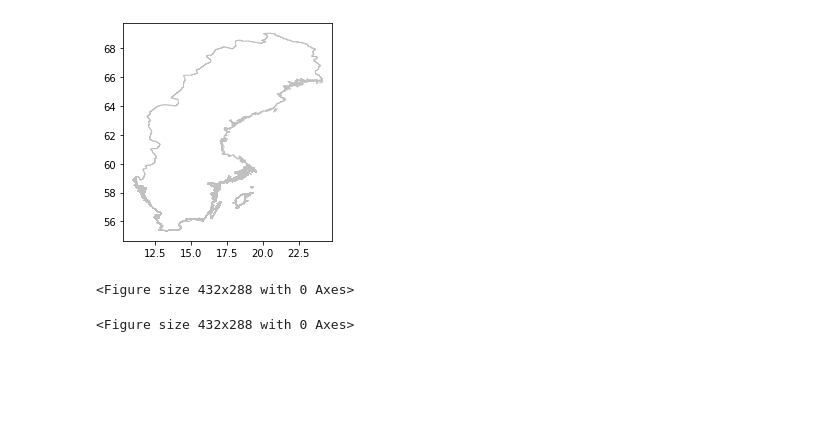
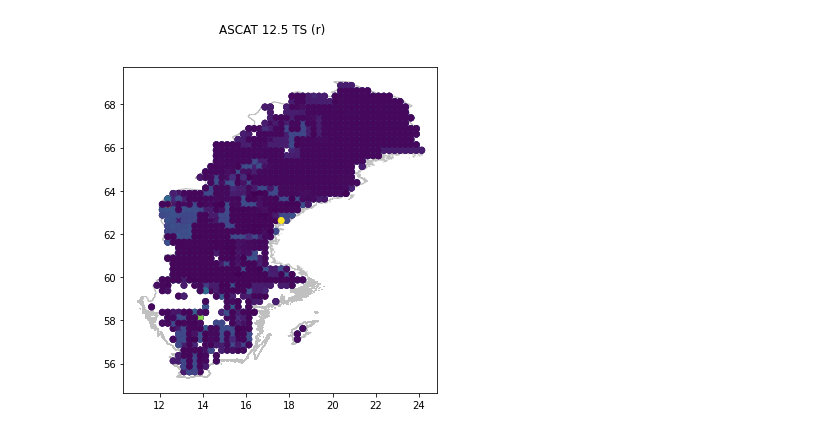
Before and after one commit to ninadel/soil-moisture-sweden, a Jupyter notebook: notebooks/metrics_plot.ipynb, the cells around one changed output. Saved outputs shown, nothing was run; the diff lists cells and outputs as text; code cells hidden in the pictures; blank space fills up the shorter version.

Commit message:
map output working with basemap

```diff
--- a/notebooks/metrics_plot.ipynb
+++ b/notebooks/metrics_plot.ipynb
@@ -59,10 +65,14 @@ def grid_metrics_output(grid_metrics_dir, output_dir, base, include_months=False
 #             matplotlib.pyplot.clf()
 #             matplotlib.axes.Axes.get_legend().remove()
 # %%
-def tc_metrics_output(csv, output_dir, base, lon=2, lat=1, metric="r"):
+def tc_metrics_output(csv, output_dir, metric="r"):
+    sweden = geopandas.read_file(r"../basemap/SWE_adm0.shp")
+    # sweden_shape.boundary.plot()
+#     sweden = sweden_shape.plot(color='white', edgecolor='silver')
+    base = sweden.plot(color='white', edgecolor='silver', figsize=(9,6))
     df = pandas.read_csv(csv)
 #     print(df.shape)
-    df = df[['location', 'lon', 'lat', 'prod_name', 'triplet', metric]]
+    df = df[['lon', 'lat', 'prod_name', 'triplet', metric]]
 #     print(df.shape)
     df.dropna(inplace=True)
 #     print(df.shape)
@@ -88,14 +98,15 @@ def tc_metrics_output(csv, output_dir, base, lon=2, lat=1, metric="r"):
 #             print(df_p.head())
 #             print(df_p.iloc[:, lon])
 #             print(df_p.iloc[:, lat])
-            geometry = [Point(xy) for xy in zip(df_p.iloc[:, lon], df_p.iloc[:, lat])]
+            tc_geo = [Point(xy) for xy in zip(df_p.iloc[:, 0], df_p.iloc[:, 1])]
 #             print(len(geometry))
 #             print(geometry)
-            gdf = geopandas.GeoDataFrame(df_p, geometry=geometry)
+            tc_gdf = geopandas.GeoDataFrame(df_p, geometry=tc_geo)
 #             print(gdf)
             # suppressing legend for now because otherwise it is outputting multiple legends
 #             print(df_p.r)
-            gdf.plot(ax=base, column="r", figsize=(6,6))
+#             tc_gdf.plot(column=metric)
+            tc_gdf.plot(ax=base, column=metric, figsize=(6,6))
 #             gdf.plot(ax=base, column=metric, figsize=(6,6))
 #             gdf.plot(ax=base, column=metric, legend=True, legend_kwds={'label': " R (p < 0.05)"}, figsize=(6,6))
             matplotlib.pyplot.suptitle("{} ({})".format(pn, metric))
@@ -136,13 +147,11 @@ def tc_metrics_output(csv, output_dir, base, lon=2, lat=1, metric="r"):
 # grid_metrics_csvs = get_filenames(grid_metrics_dir)
 # print(grid_metrics_csvs)
 # %%
-sweden_shape = geopandas.read_file(r"../basemap/SWE_adm0.shp")
-sweden = sweden_shape.plot(color='white', edgecolor='silver')
+# sweden_shape = geopandas.read_file(r"../basemap/SWE_adm0.shp")
+# # sweden_shape.boundary.plot()
+# sweden = sweden_shape.plot(color='white', edgecolor='silver')
-# %% [output]
-[figure, removed]
 # %%
 grid_metrics_dir = r"../analysis_output/ERA5 0-1 grid evaluation 20210407124502"
 grid_map_output_dir = r"../analysis_output/grid_evaluation_maps"
-grid_metrics_output(grid_metrics_dir, grid_map_output_dir, sweden)
+
+# grid_metrics_output(grid_metrics_dir, grid_map_output_dir)
-# %% [output]
-<Figure size 432x288 with 0 Axes>
@@ -154,7 +158,7 @@ grid_metrics_output(grid_metrics_dir, grid_map_output_dir, sweden)
 # %%
 tc_metrics_csv = r"../analysis_output/tc_analysis_20210314104637/tc_metrics.csv"
 tc_map_output_dir = r"../analysis_output/tc_evaluation_maps"
 
-tc_metrics_output(tc_metrics_csv, tc_map_output_dir, sweden)
+tc_metrics_output(tc_metrics_csv, tc_map_output_dir)
 # %% [output]
-<Figure size 432x288 with 0 Axes>
+[figure, added]
```
Also changed, not shown: parts of 3 cells of this notebook.
